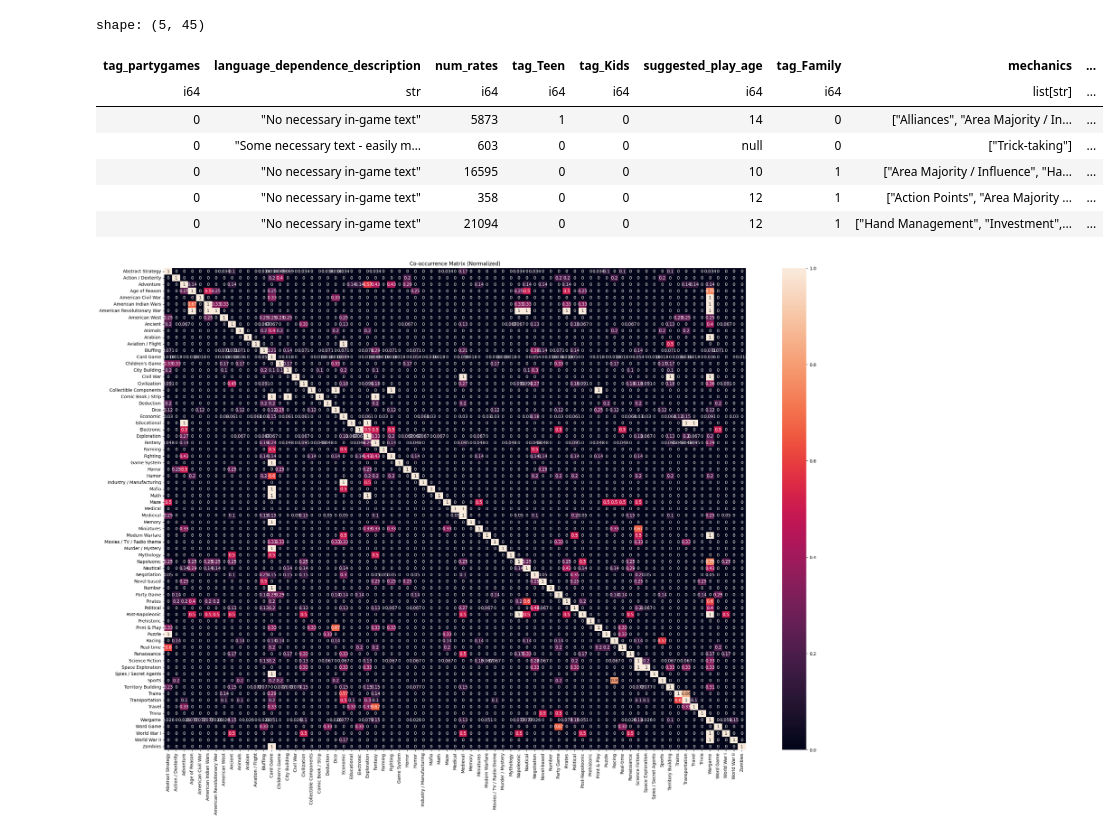
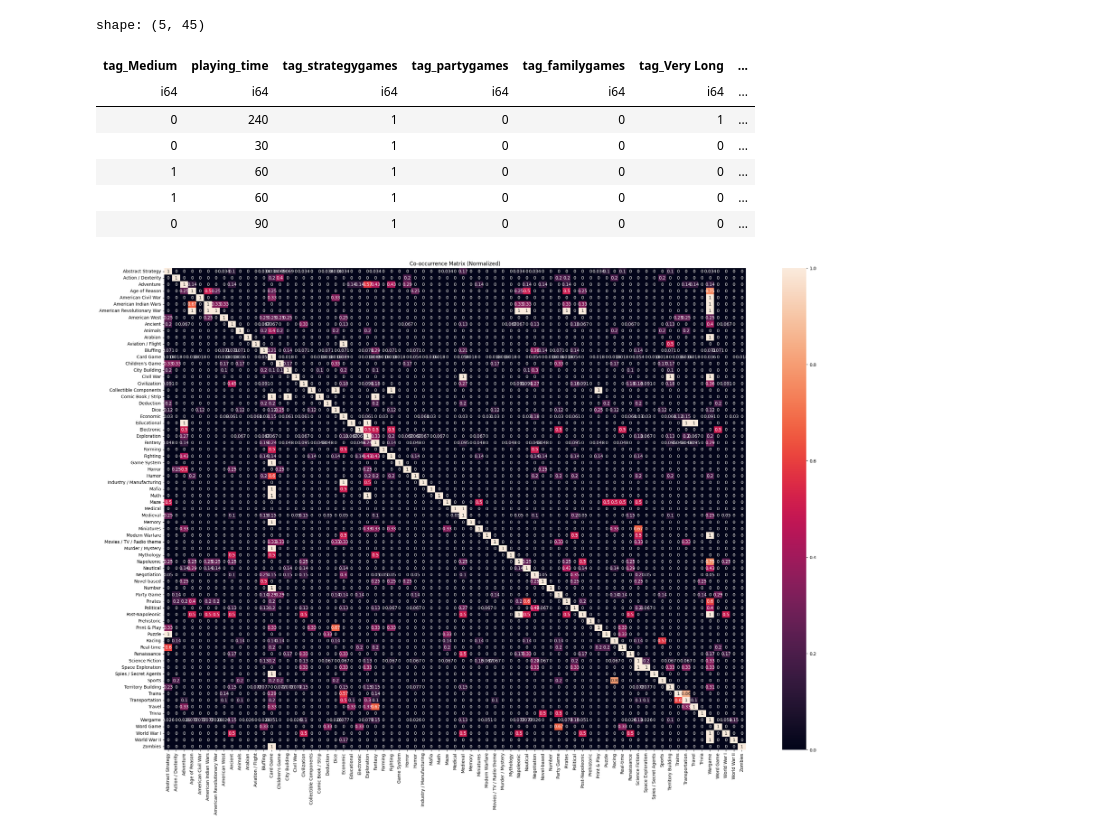
Before and after one commit to Wilowisp98/boardom_buster, a Jupyter notebook: analysis/category_analysis.ipynb, the cells around one changed output. Cells and saved outputs as stored; diff of their text form; code cells hidden in the pictures.

```diff
--- a/analysis/category_analysis.ipynb
+++ b/analysis/category_analysis.ipynb
@@ -1,26 +1,26 @@
 # %%
 import polars as pl
 import numpy as np
 import matplotlib.pyplot as plt
 import seaborn as sns
 from sklearn.feature_extraction.text import CountVectorizer
 from mlxtend.frequent_patterns import apriori, association_rules
 from scipy.stats import entropy
 
 # Load JSON data into a Polars DataFrame
-df = pl.read_json("game_data.json")
+df = pl.read_json("..\game_data.json")
 
 # Check the first few rows
 df.head()
 # %% [output]
 shape: (5, 45)
-| tag_partygames | language_dependence_description | num_rates | tag_Teen | tag_Kids | suggested_play_age | tag_Family | mechanics | ... |
-| i64 | str | i64 | i64 | i64 | i64 | i64 | list[str] | ... |
-| 0 | "No necessary in-game text" | 5873 | 1 | 0 | 14 | 0 | ["Alliances", "Area Majority / In... | ... |
-| 0 | "Some necessary text - easily m… | 603 | 0 | 0 | null | 0 | ["Trick-taking"] | ... |
-| 0 | "No necessary in-game text" | 16595 | 0 | 0 | 10 | 1 | ["Area Majority / Influence", "Ha... | ... |
-| 0 | "No necessary in-game text" | 358 | 0 | 0 | 12 | 1 | ["Action Points", "Area Majority ... | ... |
-| 0 | "No necessary in-game text" | 21094 | 0 | 0 | 12 | 1 | ["Hand Management", "Investment",... | ... |
+| tag_Medium | playing_time | tag_strategygames | tag_partygames | tag_familygames | tag_Very Long | ... |
+| i64 | i64 | i64 | i64 | i64 | i64 | ... |
+| 0 | 240 | 1 | 0 | 0 | 1 | ... |
+| 0 | 30 | 1 | 0 | 0 | 0 | ... |
+| 1 | 60 | 1 | 0 | 0 | 0 | ... |
+| 1 | 60 | 1 | 0 | 0 | 0 | ... |
+| 0 | 90 | 1 | 0 | 0 | 0 | ... |
 # %%
 # Convert categories into a binary matrix using CountVectorizer
 vectorizer = CountVectorizer(tokenizer=lambda x: x, lowercase=False, binary=True)
```
Also changed, not shown: parts of 3 cells of this notebook, 1 other file.
